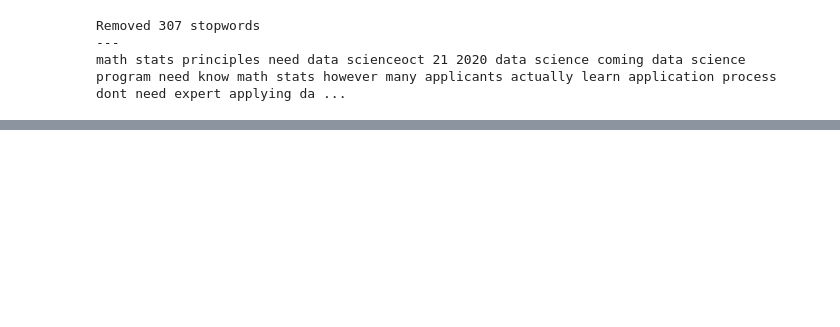
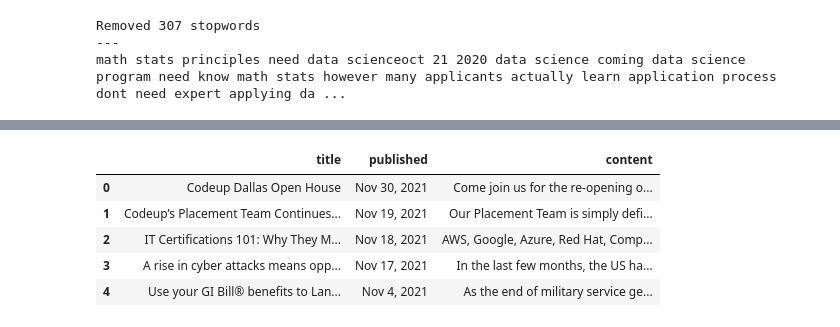
Before and after one commit to CodeupClassroom/hopper-nlp-exercises, a Jupyter notebook: nlp_prepare_lesson.ipynb, the cells around one changed output, grey strips where cells are left out. Saved outputs shown, nothing was run; the diff lists cells and outputs as text; code cells hidden in the pictures; blank space fills up the shorter version.

```diff
--- a/nlp_prepare_lesson.ipynb
+++ b/nlp_prepare_lesson.ipynb
@@ -370,0 +492,9 @@ math stats principles need data scienceoct 21 2020 data science coming data scie
+# %%
+codeup_df.head()
+# %% [output]
+|  | title | published | content |
+| 0 | Codeup Dallas Open House | Nov 30, 2021 | Come join us for the re-opening o... |
+| 1 | Codeup’s Placement Team Continues... | Nov 19, 2021 | Our Placement Team is simply defi... |
+| 2 | IT Certifications 101: Why They M... | Nov 18, 2021 | AWS, Google, Azure, Red Hat, Comp... |
+| 3 | A rise in cyber attacks means opp... | Nov 17, 2021 | In the last few months, the US ha... |
+| 4 | Use your GI Bill® benefits to Lan... | Nov 4, 2021 | As the end of military service ge... |
```
Also changed, not shown: parts of 26 cells of this notebook, 1 other file.
